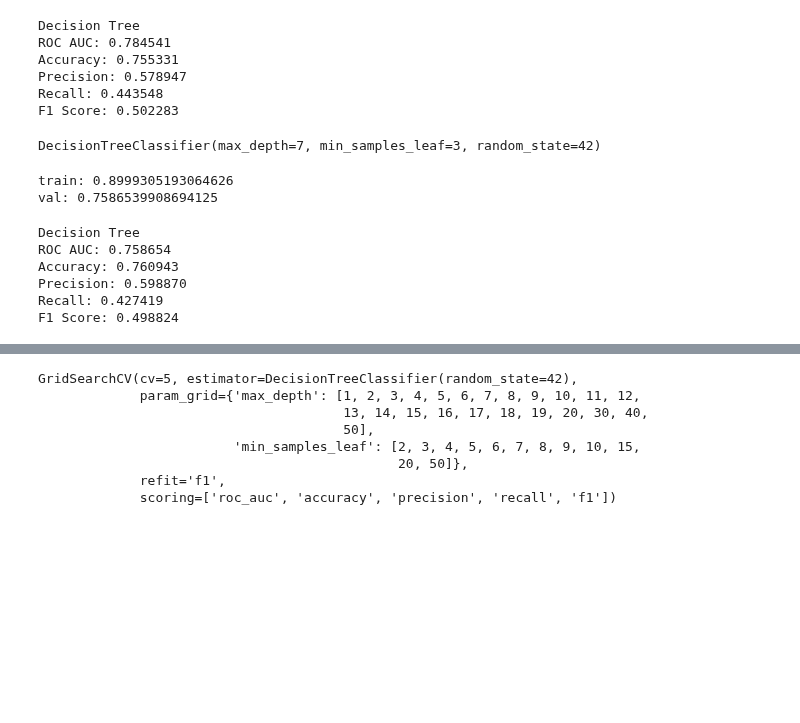
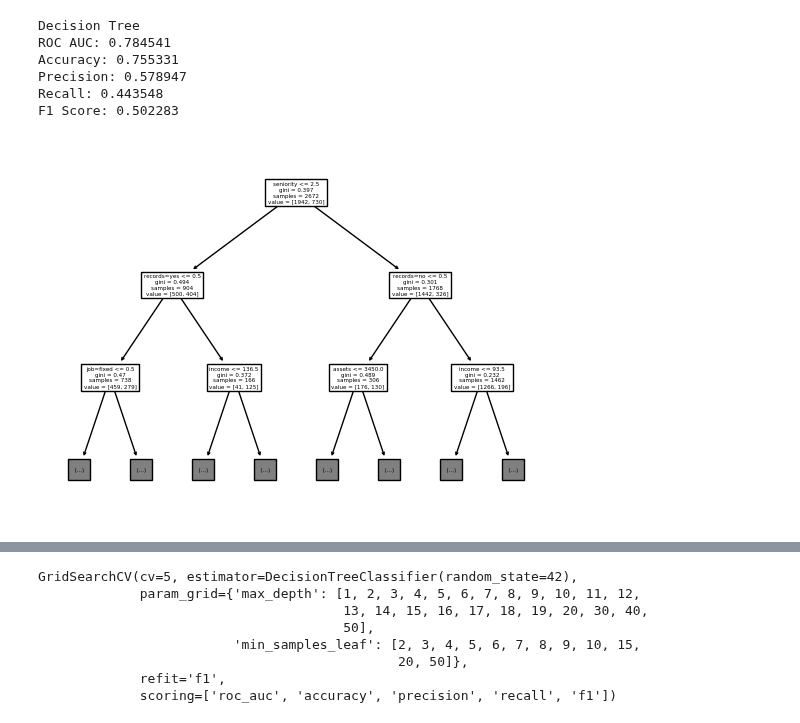
Before and after one commit to a-kravets/Data-Analytics-Projects, a Jupyter notebook: Credit Risk Scoring/credit_risk_scoring.ipynb, the cells around one changed output, grey strips where cells are left out. Cells and saved outputs as stored; diff of their text form; code cells hidden in the pictures; blank space fills up the shorter version.

```diff
--- a/Credit Risk Scoring/credit_risk_scoring.ipynb
+++ b/Credit Risk Scoring/credit_risk_scoring.ipynb
@@ -421,37 +431,12 @@ Accuracy: 0.755331
 Precision: 0.578947
 Recall: 0.443548
 F1 Score: 0.502283
-# %%
-dt = DecisionTreeClassifier(max_depth=7, min_samples_leaf=3, random_state=42)
-dt.fit(X_train, y_train)
-# %% [output]
-DecisionTreeClassifier(max_depth=7, min_samples_leaf=3, random_state=42)
-# %%
-# re-training the model and checking AUC
-
-y_pred = dt.predict_proba(X_train)[:, 1]
-auc = roc_auc_score(y_train, y_pred)
-print('train:', auc)
-
-y_pred = dt.predict_proba(X_val)[:, 1]
-auc = roc_auc_score(y_val, y_pred)
-print('val:', auc)
-# %% [output]
-train: 0.8999305193064626
-val: 0.7586539908694125
-# %%
-import sklearn.metrics as metrics
-
-print("Decision Tree")
-print("ROC AUC:", "%.6f" % metrics.roc_auc_score(y_val, y_pred))
-print("Accuracy:", "%.6f" % metrics.accuracy_score(y_val, y_pred>0.5))
-print("Precision:", "%.6f" % metrics.precision_score(y_val, y_pred>0.5))
-print("Recall:", "%.6f" % metrics.recall_score(y_val, y_pred>0.5))
-print("F1 Score:", "%.6f" % metrics.f1_score(y_val, y_pred>0.5))
-# %% [output]
-Decision Tree
-ROC AUC: 0.758654
-Accuracy: 0.760943
-Precision: 0.598870
-Recall: 0.427419
-F1 Score: 0.498824
+# %%
+# visualing the tree from training dataset
+
+from sklearn.tree import plot_tree
+
+plt.figure()
+plot_tree(dt, max_depth=2, feature_names=dv.get_feature_names_out().tolist());
+# %% [output]
+[figure, added]
```
Also changed, not shown: parts of 17 cells of this notebook.
